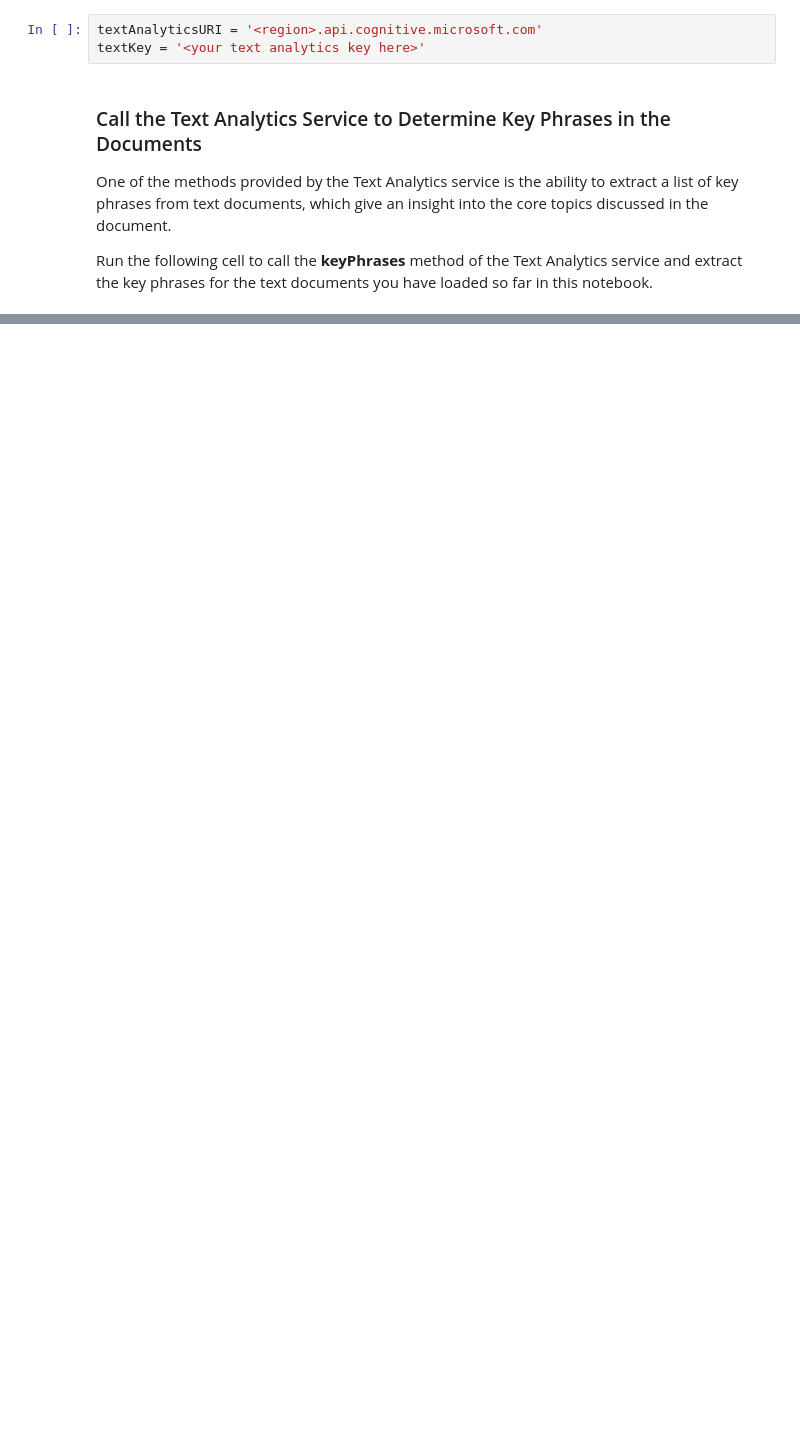
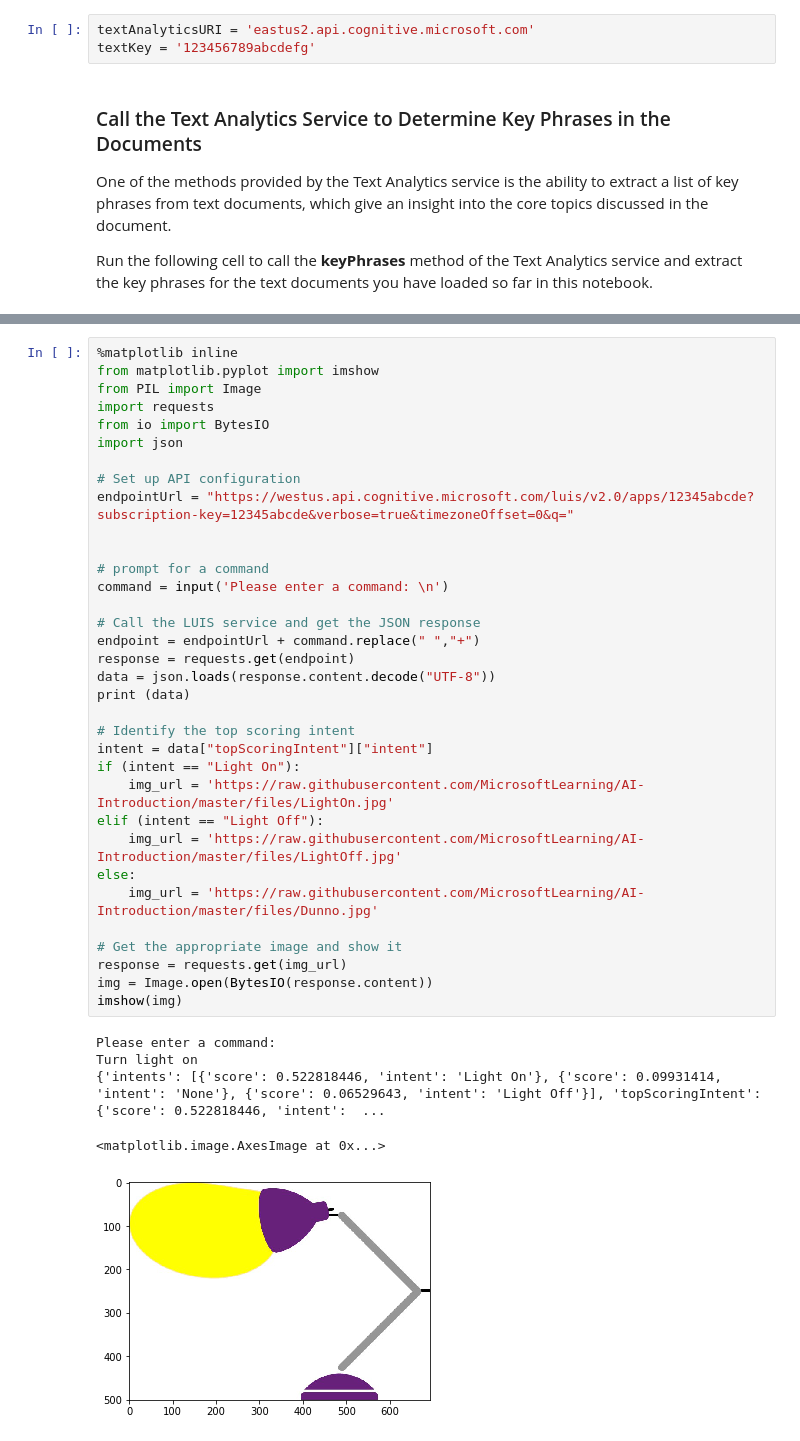
Before and after one commit to hfoley/AI-DD, a Jupyter notebook: Text Analytics - Python and Azure Cognitive Services.ipynb, the cells around one changed output, grey strips where cells are left out. Saved outputs shown, nothing was run; the diff lists cells and outputs as text; blank space fills up the shorter version.

```diff
--- a/Text Analytics - Python and Azure Cognitive Services.ipynb
+++ b/Text Analytics - Python and Azure Cognitive Services.ipynb
@@ -273,6 +354,6 @@ If you do not have access to an Azure subscription, shame on you. Fix that. In t
 # %%
-textAnalyticsURI = '<region>.api.cognitive.microsoft.com'
-textKey = '<your text analytics key here>'
+textAnalyticsURI = 'eastus2.api.cognitive.microsoft.com'
+textKey = '123456789abcdefg'
 # %% [markdown]
 ### Call the Text Analytics Service to Determine Key Phrases in the Documents
 One of the methods provided by the Text Analytics service is the ability to extract a list of key phrases from text documents, which give an insight into the core topics discussed in the document.
@@ -543,3 +614,43 @@ Try the following commands:
 * *Turn on the light*
 * *Turn off the light*
 * *Could you put the light on please?*
+# %%
+%matplotlib inline
+from matplotlib.pyplot import imshow
+from PIL import Image
+import requests
+from io import BytesIO
+import json
+
+# Set up API configuration
+endpointUrl = "https://westus.api.cognitive.microsoft.com/luis/v2.0/apps/12345abcde?subscription-key=12345abcde&verbose=true&timezoneOffset=0&q="
+
+
+# prompt for a command
+command = input('Please enter a command: \n')
+
+# Call the LUIS service and get the JSON response
+endpoint = endpointUrl + command.replace(" ","+")
+response = requests.get(endpoint)
+data = json.loads(response.content.decode("UTF-8"))
+print (data)
+
+# Identify the top scoring intent
+intent = data["topScoringIntent"]["intent"]
+if (intent == "Light On"):
+    img_url = 'https://raw.githubusercontent.com/MicrosoftLearning/AI-Introduction/master/files/LightOn.jpg'
+elif (intent == "Light Off"):
+    img_url = 'https://raw.githubusercontent.com/MicrosoftLearning/AI-Introduction/master/files/LightOff.jpg'
+else:
+    img_url = 'https://raw.githubusercontent.com/MicrosoftLearning/AI-Introduction/master/files/Dunno.jpg'
+
+# Get the appropriate image and show it
+response = requests.get(img_url)
+img = Image.open(BytesIO(response.content))
+imshow(img)
+# %% [output]
+Please enter a command:
+Turn light on
+{'intents': [{'score': 0.522818446, 'intent': 'Light On'}, {'score': 0.09931414, 'intent': 'None'}, {'score': 0.06529643, 'intent': 'Light Off'}], 'topScoringIntent': {'score': 0.522818446, 'intent':  ...
+<matplotlib.image.AxesImage at 0x...>
+[figure, added]
```
Also changed, not shown: parts of 46 cells of this notebook.
